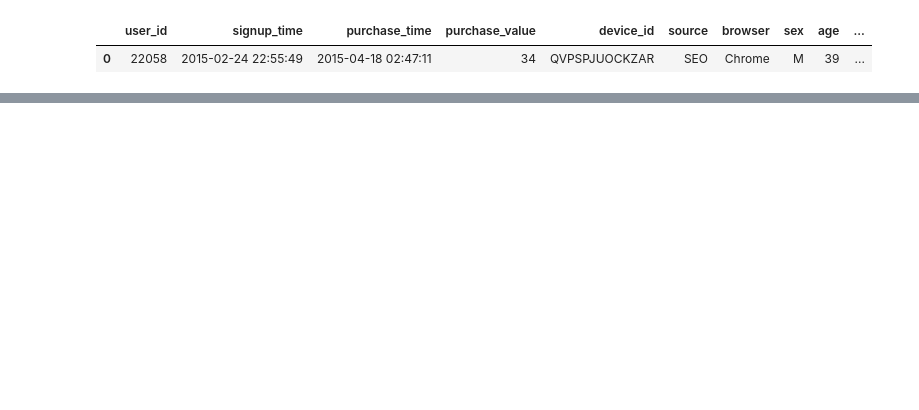
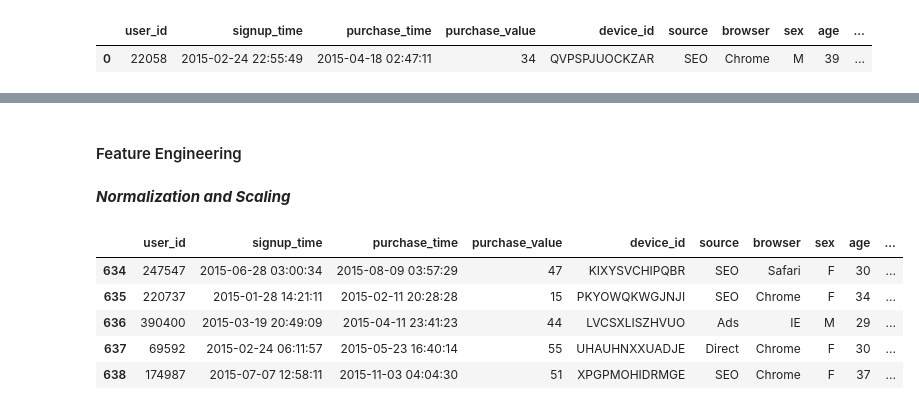
Before and after one commit to Temesgenasmamaw/Improved-detection-of-fraud-cases-for-e-commerce-and-bank-transactions, a Jupyter notebook: notebooks/EDA and Data Processing.ipynb, the cells around one changed output, grey strips where cells are left out. Cells and saved outputs as stored; diff of their text form; code cells hidden in the pictures; blank space fills up the shorter version.

Commit message:
feature engineering

```diff
--- a/notebooks/EDA.ipynb
+++ b/notebooks/EDA and Data Processing.ipynb
@@ -293,0 +301,9 @@ fraud_data.head(1)
+# %%
+# Convert IP addresses in fraud data to integer format
+new_fraud_data['ip_int'] = new_fraud_data['ip_address'].apply(lambda x: gelocation_analyzer.ip_to_int(str(int(x))) if not pd.isna(x) else None)
+
+new_fraud_data.dropna(subset=['ip_int'], inplace=True)
+# %%
+# Convert bounds in the country data to integer
+ip_country_data['lower_bound_ip_address'] = ip_country_data['lower_bound_ip_address'].astype(int)
+ip_country_data['upper_bound_ip_address'] = ip_country_data['upper_bound_ip_address'].astype(int)
@@ -293,0 +404,4 @@ fraud_data.head(1)
+# %% [markdown]
+#### Feature Engineering
+# %% [markdown]
+***Normalization and Scaling***
@@ -293,0 +410,12 @@ fraud_data.head(1)
+# %%
+feature_engineering=DataFeatureEngineering()
+# %%
+merged_data=feature_engineering.feature_engineering(merged_data_asof)
+merged_data.head()
+# %% [output]
+|  | user_id | signup_time | purchase_time | purchase_value | device_id | source | browser | sex | age | ... |
+| 634 | 247547 | 2015-06-28 03:00:34 | 2015-08-09 03:57:29 | 47 | KIXYSVCHIPQBR | SEO | Safari | F | 30 | ... |
+| 635 | 220737 | 2015-01-28 14:21:11 | 2015-02-11 20:28:28 | 15 | PKYOWQKWGJNJI | SEO | Chrome | F | 34 | ... |
+| 636 | 390400 | 2015-03-19 20:49:09 | 2015-04-11 23:41:23 | 44 | LVCSXLISZHVUO | Ads | IE | M | 29 | ... |
+| 637 | 69592 | 2015-02-24 06:11:57 | 2015-05-23 16:40:14 | 55 | UHAUHNXXUADJE | Direct | Chrome | F | 30 | ... |
+| 638 | 174987 | 2015-07-07 12:58:11 | 2015-11-03 04:04:30 | 51 | XPGPMOHIDRMGE | SEO | Chrome | F | 37 | ... |
```
Also changed, not shown: parts of 19 cells of this notebook, 4 other files.
